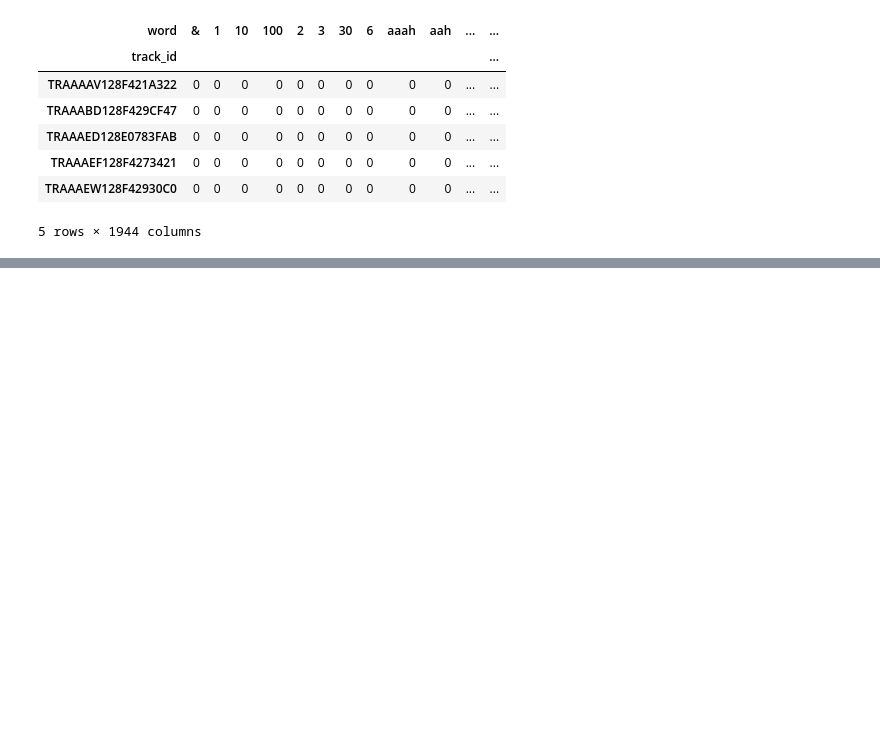
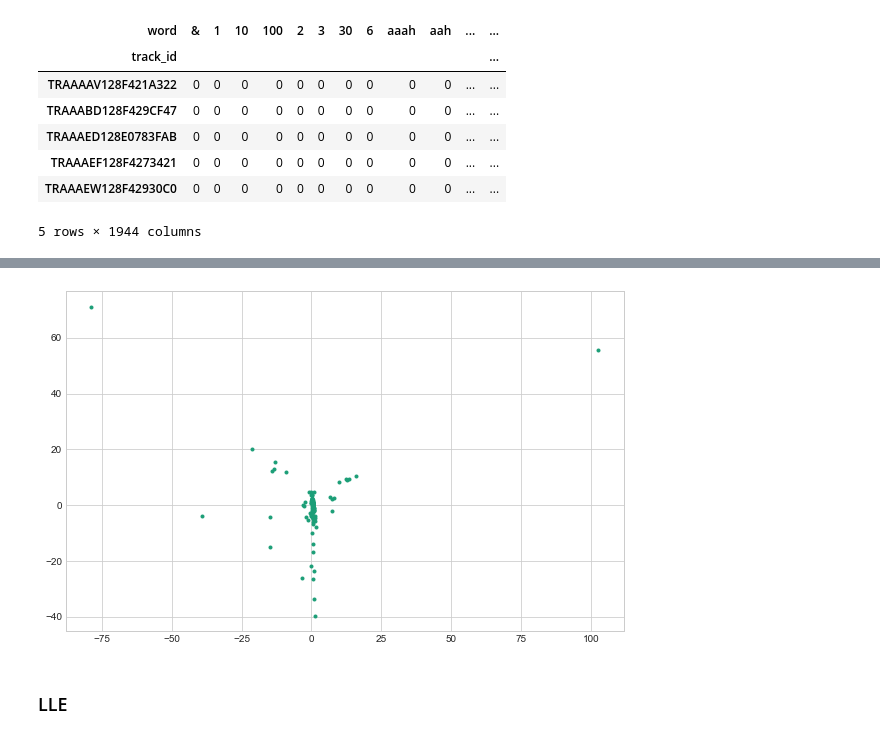
Before and after one commit to pylablanche/MillionSong, a Jupyter notebook: BagOfWord_Analysis.ipynb, the cells around one changed output, grey strips where cells are left out. Drawn from its saved outputs; the diff is of its cells as text; code cells hidden in the pictures; blank space fills up the shorter version.

```diff
--- a/BagOfWord_Analysis.ipynb
+++ b/BagOfWord_Analysis.ipynb
@@ -136,0 +158,12 @@ sns.heatmap(lyrics_no_stopwords_mat.head(15), vmax=5.0, cmap='Blues_r', )
+# %%
+iso = Isomap(n_components=2)
+lyrics_no_iso = iso.fit_transform(lyrics_no_stopwords_mat)
+
+plt.figure(figsize=(10,10))
+
+plt.scatter(lyrics_no_iso[:,0], lyrics_no_iso[:,1], marker='.')
+plt.axis('scaled');
+# %% [output]
+[figure, added]
+# %% [markdown]
+### LLE
```
Also changed, not shown: parts of 21 cells of this notebook.
